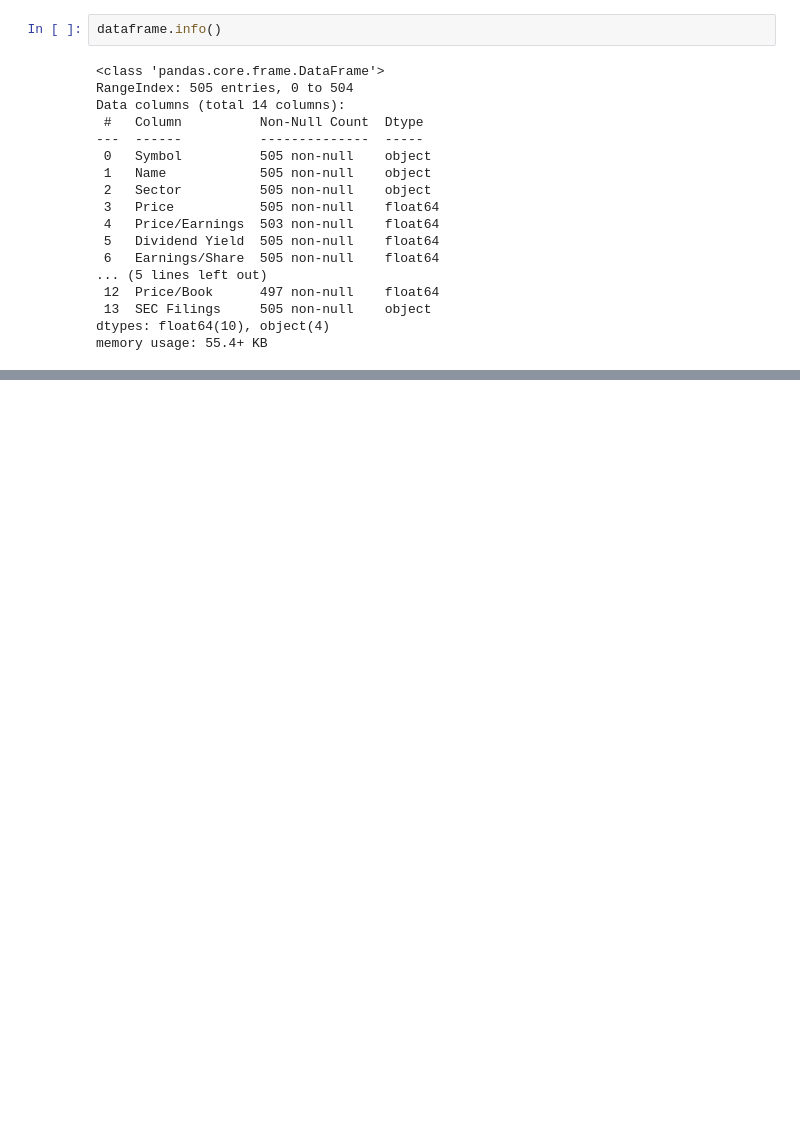
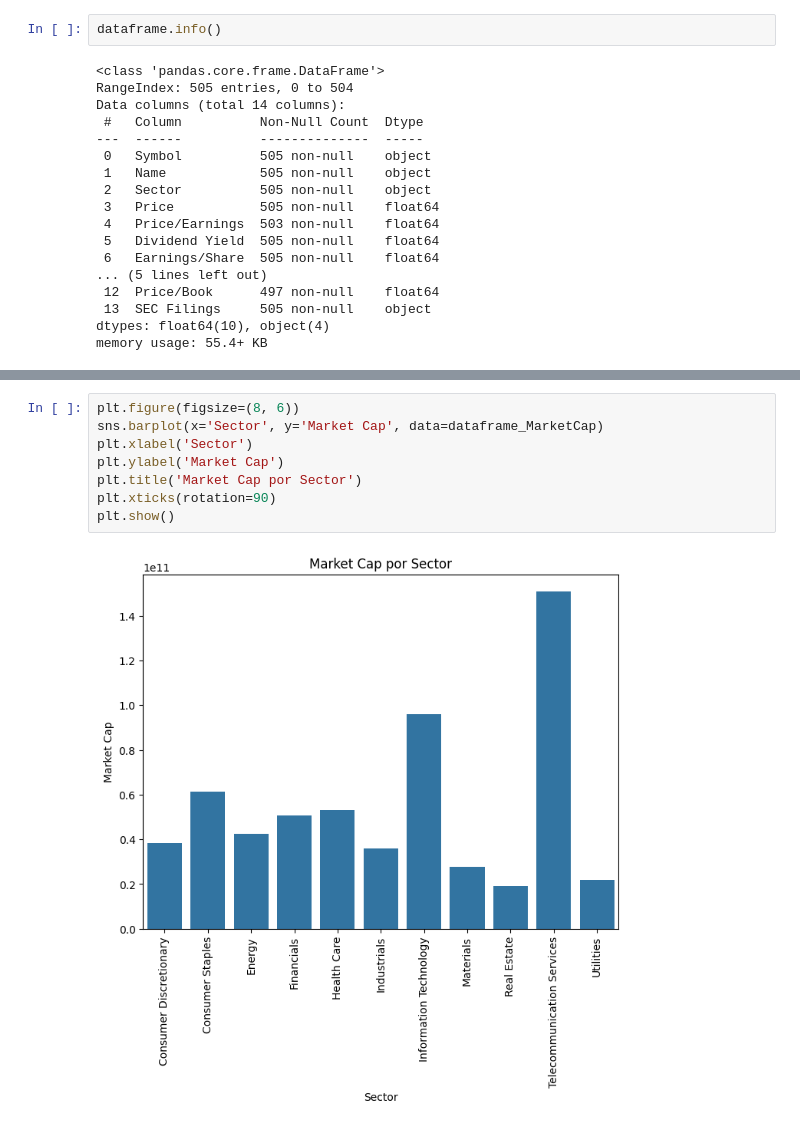
Before and after one commit to Mart1n2015/MartinCerioli, a Jupyter notebook: ProyectoDSParteICERIOLI.ipynb, the cells around one changed output, grey strips where cells are left out. Drawn from its saved outputs; the diff is of its cells as text; blank space fills up the shorter version.

```diff
--- a/ProyectoDSParteICERIOLI.ipynb
+++ b/ProyectoDSParteICERIOLI.ipynb
@@ -57,0 +100,10 @@ dataframe.head()
+# %%
+plt.figure(figsize=(8, 6))
+sns.barplot(x='Sector', y='Market Cap', data=dataframe_MarketCap)
+plt.xlabel('Sector')
+plt.ylabel('Market Cap')
+plt.title('Market Cap por Sector')
+plt.xticks(rotation=90)
+plt.show()
+# %% [output]
+[figure, added]
```
Also changed, not shown: parts of 13 cells of this notebook.
